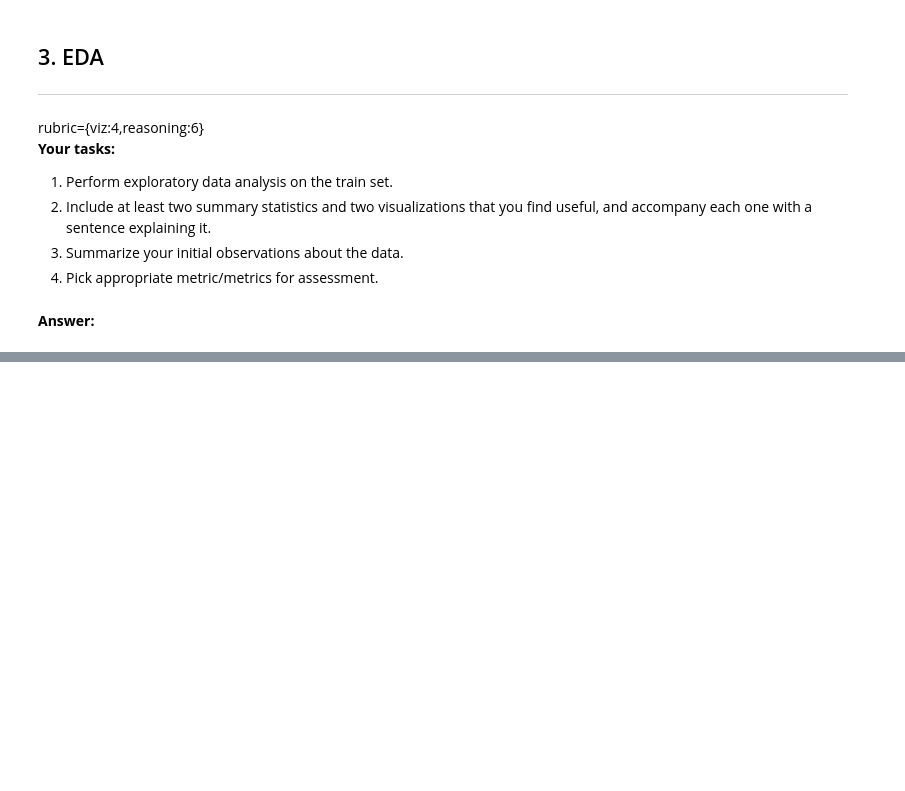
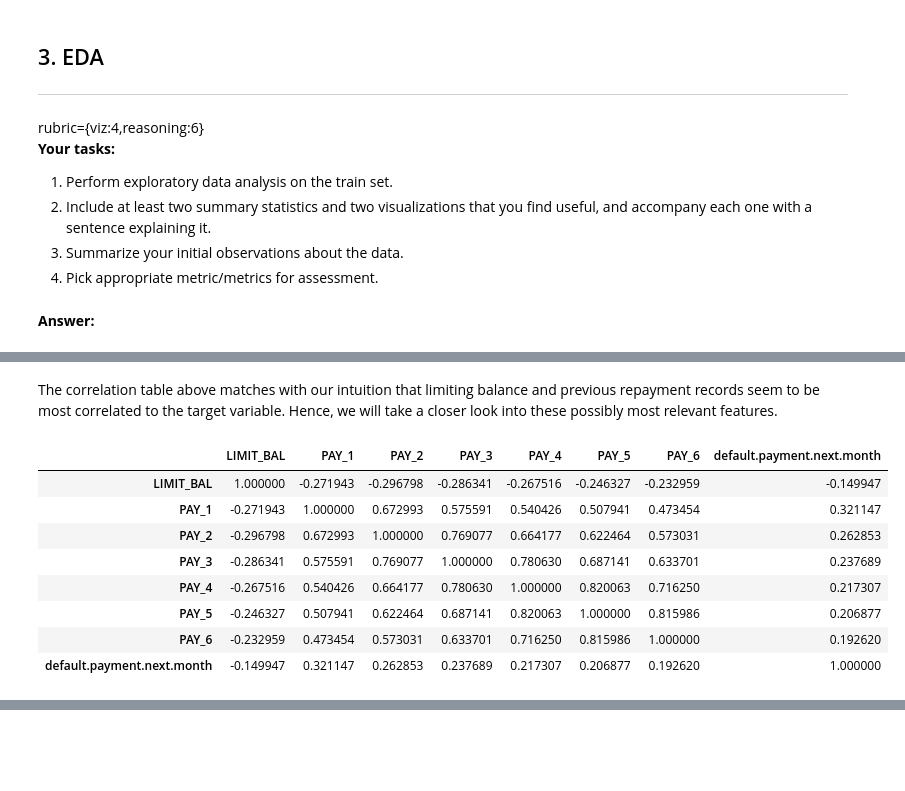
Before and after one commit to nobbynguyen/573Lab4_Classification_Group-GSN, a Jupyter notebook: lab4.ipynb, the cells around one changed output, grey strips where cells are left out. Saved outputs shown, nothing was run; the diff lists cells and outputs as text; code cells hidden in the pictures; blank space fills up the shorter version.

```diff
--- a/lab4.ipynb
+++ b/lab4.ipynb
@@ -264,0 +289,25 @@ rubric={viz:4,reasoning:6}
+# %% [markdown]
+The correlation table above matches with our intuition that limiting balance and previous repayment records seem to be most correlated to the target variable. Hence, we will take a closer look into these possibly most relevant features.
+# %%
+possibly_most_relevant = [
+    "LIMIT_BAL",
+    "PAY_1",
+    "PAY_2",
+    "PAY_3",
+    "PAY_4",
+    "PAY_5",
+    "PAY_6",
+    "default.payment.next.month",
+]
+cor_core = train_df[possibly_most_relevant].corr()
+cor_core
+# %% [output]
+|  | LIMIT_BAL | PAY_1 | PAY_2 | PAY_3 | PAY_4 | PAY_5 | PAY_6 | default.payment.next.month |
+| LIMIT_BAL | 1.000000 | -0.271943 | -0.296798 | -0.286341 | -0.267516 | -0.246327 | -0.232959 | -0.149947 |
+| PAY_1 | -0.271943 | 1.000000 | 0.672993 | 0.575591 | 0.540426 | 0.507941 | 0.473454 | 0.321147 |
+| PAY_2 | -0.296798 | 0.672993 | 1.000000 | 0.769077 | 0.664177 | 0.622464 | 0.573031 | 0.262853 |
+| PAY_3 | -0.286341 | 0.575591 | 0.769077 | 1.000000 | 0.780630 | 0.687141 | 0.633701 | 0.237689 |
+| PAY_4 | -0.267516 | 0.540426 | 0.664177 | 0.780630 | 1.000000 | 0.820063 | 0.716250 | 0.217307 |
+| PAY_5 | -0.246327 | 0.507941 | 0.622464 | 0.687141 | 0.820063 | 1.000000 | 0.815986 | 0.206877 |
+| PAY_6 | -0.232959 | 0.473454 | 0.573031 | 0.633701 | 0.716250 | 0.815986 | 1.000000 | 0.192620 |
+| default.payment.next.month | -0.149947 | 0.321147 | 0.262853 | 0.237689 | 0.217307 | 0.206877 | 0.192620 | 1.000000 |
```
Also changed, not shown: parts of 17 cells of this notebook.
